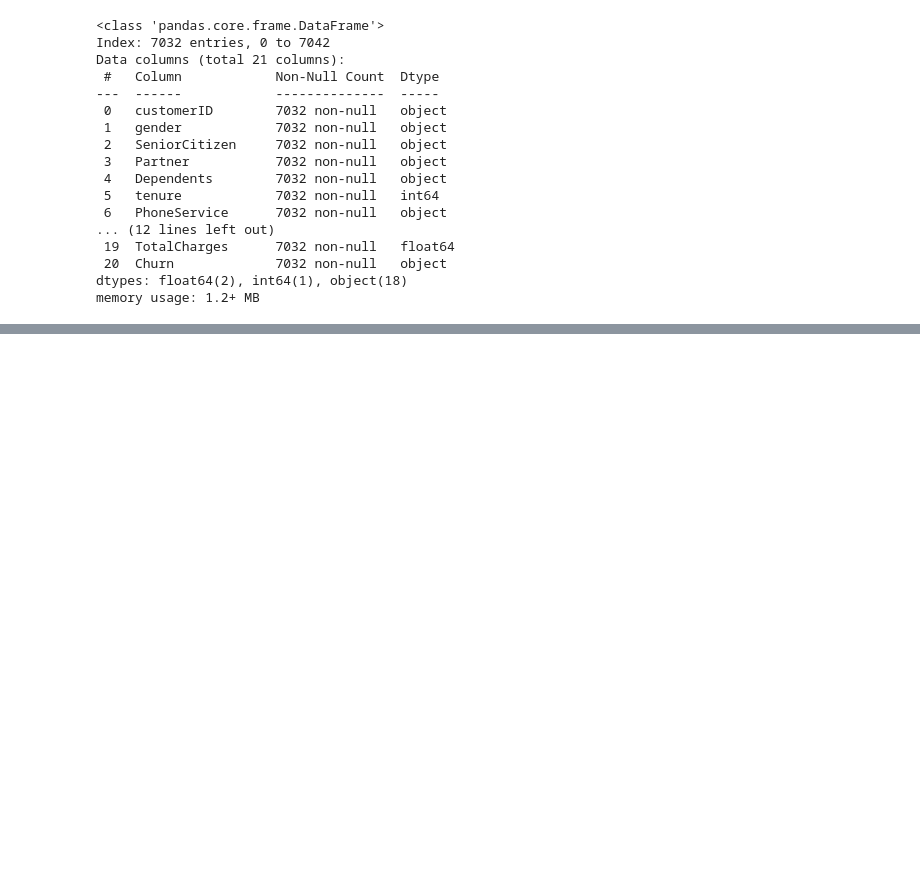
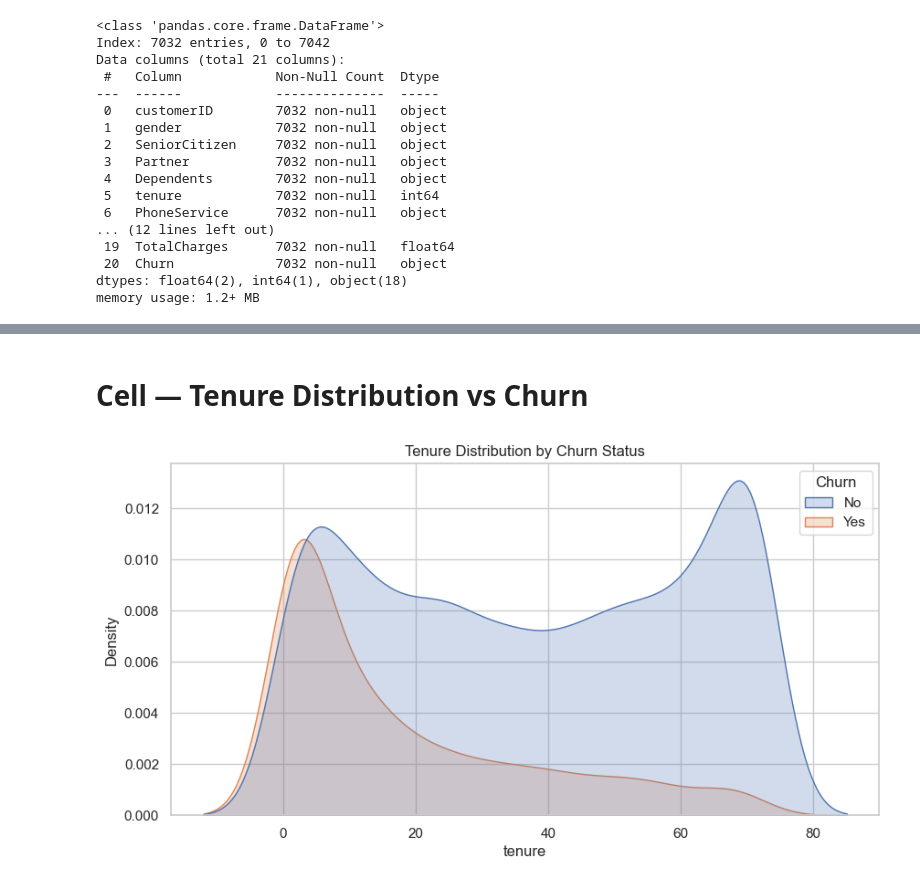
Before and after one commit to obuyaochieng/ISP-Churn-Analysis, a Jupyter notebook: notebooks/CustomeISPchurn..ipynb, the cells around one changed output, grey strips where cells are left out. Saved outputs shown, nothing was run; the diff lists cells and outputs as text; code cells hidden in the pictures; blank space fills up the shorter version.

Commit message:
tenure distrubtion vs contract rate

```diff
--- a/notebooks/CustomeISPchurn..ipynb
+++ b/notebooks/CustomeISPchurn..ipynb
@@ -118,0 +147,8 @@ memory usage: 1.2+ MB
+# %% [markdown]
+# Cell — Tenure Distribution vs Churn
+# %%
+sns.kdeplot(data=df, x="tenure", hue="Churn", fill=True)
+plt.title("Tenure Distribution by Churn Status")
+plt.show()
+# %% [output]
+[figure, added]
```
Also changed, not shown: parts of 4 cells of this notebook.
